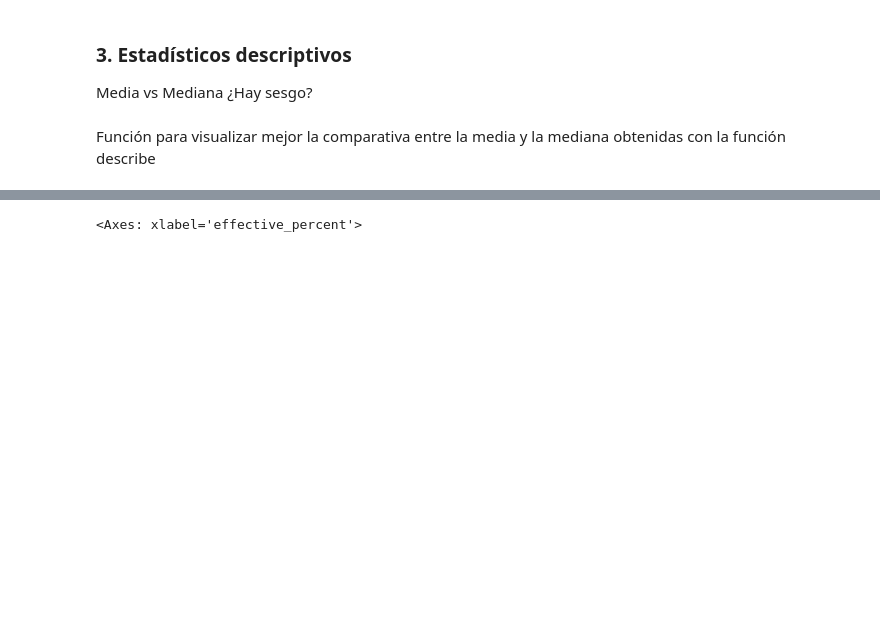
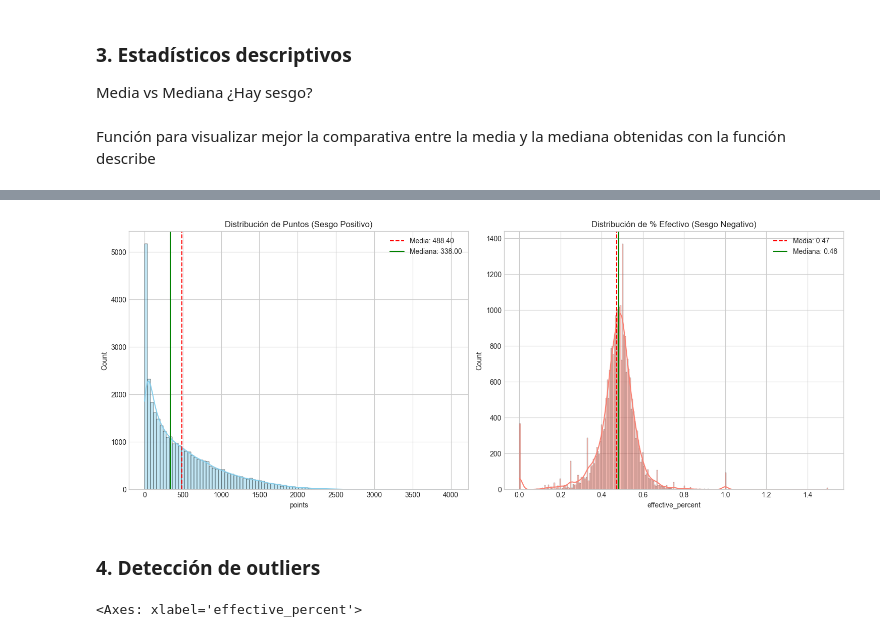
Before and after one commit to jacc1087/Estadistica, a Jupyter notebook: PracticaEstadistica__Contreras_Caño_Jose_Angel.ipynb, the cells around one changed output, grey strips where cells are left out. Cells and saved outputs as stored; diff of their text form; code cells hidden in the pictures; blank space fills up the shorter version.

```diff
--- a/PracticaEstadistica__Contreras_Caño_Jose_Angel.ipynb
+++ b/PracticaEstadistica__Contreras_Caño_Jose_Angel.ipynb
@@ -136,2 +146,0 @@ important_data = cleaning.groupby('player').agg({
-# %%
-df = important_data
@@ -269,3 +302,27 @@ Identifica valores atípicos en las variables numéricas usando Boxplots y el cr
+# %%
+# Configuración de la figura
+fig, axes = plt.subplots(1, 2, figsize=(15, 6))
+
+# 1. Gráfico para Points (Sesgo Positivo)
+sns.histplot(df['points'], kde=True, ax=axes[0], color='skyblue')
+axes[0].axvline(df['points'].mean(), color='red', linestyle='--', label=f"Media: {df['points'].mean():.2f}")
+axes[0].axvline(df['points'].median(), color='green', linestyle='-', label=f"Mediana: {df['points'].median():.2f}")
+axes[0].set_title('Distribución de Puntos (Sesgo Positivo)')
+axes[0].legend()
+
+# 2. Gráfico para Effective % (Sesgo Negativo)
+sns.histplot(df['effective_percent'].dropna(), kde=True, ax=axes[1], color='salmon')
+axes[1].axvline(df['effective_percent'].mean(), color='red', linestyle='--', label=f"Media: {df['effective_percent'].mean():.2f}")
+axes[1].axvline(df['effective_percent'].median(), color='green', linestyle='-', label=f"Mediana: {df['effective_percent'].median():.2f}")
+axes[1].set_title('Distribución de % Efectivo (Sesgo Negativo)')
+axes[1].legend()
+
+plt.tight_layout()
+plt.show()
+# %% [output]
+[figure, added]
+# %% [markdown]
+### **4. Detección de outliers**
 # %%
 sns.boxplot(
     data=df,
```
Also changed, not shown: parts of 34 cells of this notebook.
